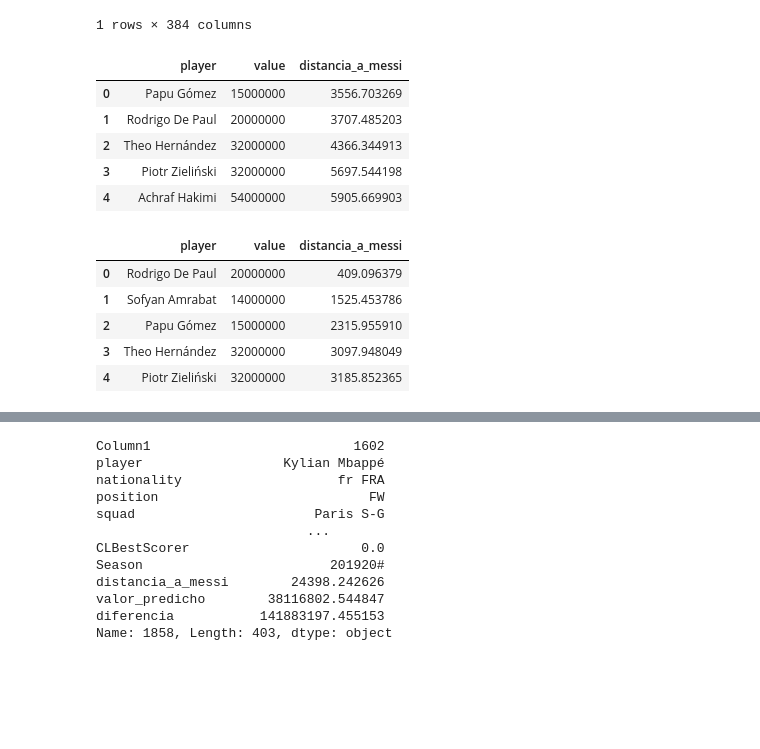
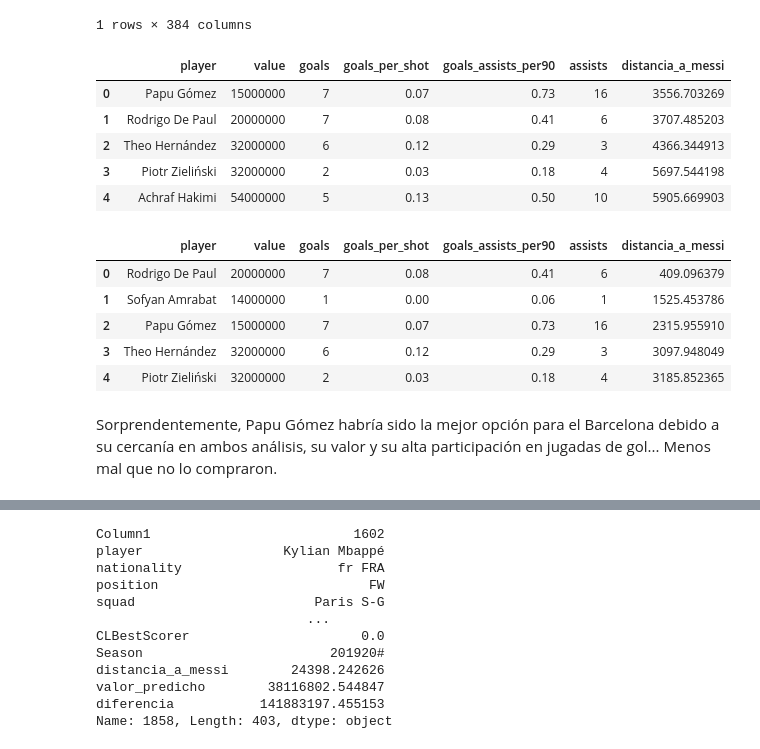
Before and after one commit to joacokoif/tp2_fulbo_ldd, a Jupyter notebook: tp2_LDD_Futbol_Analytics.ipynb, the cells around one changed output, grey strips where cells are left out. Cells and saved outputs as stored; diff of their text form; code cells hidden in the pictures; blank space fills up the shorter version.

```diff
--- a/tp2_LDD_Futbol_Analytics.ipynb
+++ b/tp2_LDD_Futbol_Analytics.ipynb
@@ -555,28 +558,28 @@ messi_data_num
 # %%
 # Calcular la distancia euclidiana entre Messi y todos los jugadores
 distances = euclidean_distances(data_jugadores_num.values, messi_data_num.values.reshape(1, -1))
 
 # Añadir las distancias al dataframe data_jugadores
 data_jugadores['distancia_a_messi'] = distances.flatten()
 
 # Obtener el valor de mercado de Messi para filtrar
 messi_value = messi_data['value'].values[0]
 
 # Filtrar por jugadores cuyo valor de mercado es menor que el de Messi y ordenar por distancia
 similar_a_messi = data_jugadores[data_jugadores['value'] < messi_value].sort_values(by='distancia_a_messi')
 
 # Mostrar la recomendación con las columnas de interés
-recomendacion = similar_a_messi[['player', 'value', 'distancia_a_messi']].reset_index(drop=True).reset_index(drop=True)
+recomendacion = similar_a_messi[['player', 'value','goals','goals_per_shot','goals_assists_per90','assists', 'distancia_a_messi']].reset_index(drop=True).reset_index(drop=True)
 
 # Mostrar el resultado
 recomendacion.head()
 # %% [output]
-|  | player | value | distancia_a_messi |
-| 0 | Papu Gómez | 15000000 | 3556.703269 |
-| 1 | Rodrigo De Paul | 20000000 | 3707.485203 |
-| 2 | Theo Hernández | 32000000 | 4366.344913 |
-| 3 | Piotr Zieliński | 32000000 | 5697.544198 |
-| 4 | Achraf Hakimi | 54000000 | 5905.669903 |
+|  | player | value | goals | goals_per_shot | goals_assists_per90 | assists | distancia_a_messi |
+| 0 | Papu Gómez | 15000000 | 7 | 0.07 | 0.73 | 16 | 3556.703269 |
+| 1 | Rodrigo De Paul | 20000000 | 7 | 0.08 | 0.41 | 6 | 3707.485203 |
+| 2 | Theo Hernández | 32000000 | 6 | 0.12 | 0.29 | 3 | 4366.344913 |
+| 3 | Piotr Zieliński | 32000000 | 2 | 0.03 | 0.18 | 4 | 5697.544198 |
+| 4 | Achraf Hakimi | 54000000 | 5 | 0.13 | 0.50 | 10 | 5905.669903 |
 # %%
 # Mismo análisis, pero esta vez usando PCA
 pca = PCA(n_components=2)
@@ -594,16 +597,18 @@ messi_value = messi_data['value'].values[0]
 similar_a_messi_ = data_jugadores[(data_jugadores['value'] < messi_value)].sort_values(by='distancia_a_messi')
 
 # Mostrar la recomendación con las columnas de interés
-recomendacion = similar_a_messi_[['player', 'value', 'distancia_a_messi']].reset_index(drop=True)
+recomendacion = similar_a_messi_[['player', 'value','goals','goals_per_shot','goals_assists_per90','assists', 'distancia_a_messi']].reset_index(drop=True)
 
 recomendacion.head()
 # %% [output]
-|  | player | value | distancia_a_messi |
-| 0 | Rodrigo De Paul | 20000000 | 409.096379 |
-| 1 | Sofyan Amrabat | 14000000 | 1525.453786 |
-| 2 | Papu Gómez | 15000000 | 2315.955910 |
-| 3 | Theo Hernández | 32000000 | 3097.948049 |
-| 4 | Piotr Zieliński | 32000000 | 3185.852365 |
+|  | player | value | goals | goals_per_shot | goals_assists_per90 | assists | distancia_a_messi |
+| 0 | Rodrigo De Paul | 20000000 | 7 | 0.08 | 0.41 | 6 | 409.096379 |
+| 1 | Sofyan Amrabat | 14000000 | 1 | 0.00 | 0.06 | 1 | 1525.453786 |
+| 2 | Papu Gómez | 15000000 | 7 | 0.07 | 0.73 | 16 | 2315.955910 |
+| 3 | Theo Hernández | 32000000 | 6 | 0.12 | 0.29 | 3 | 3097.948049 |
+| 4 | Piotr Zieliński | 32000000 | 2 | 0.03 | 0.18 | 4 | 3185.852365 |
+# %% [markdown]
+Sorprendentemente, Papu Gómez habría sido la mejor opción para el Barcelona debido a su cercanía en ambos análisis, su valor y su alta participación en jugadas de gol... Menos mal que no lo compraron.
 # %%
 #(b) Queremos elaborar un modelo para detectar jugadores “baratos”, es decir cuya valuación en el mercado (columna value)
 # sea inferior a que la que nosotros estimemos.
```
Also changed, not shown: parts of 7 cells of this notebook.
